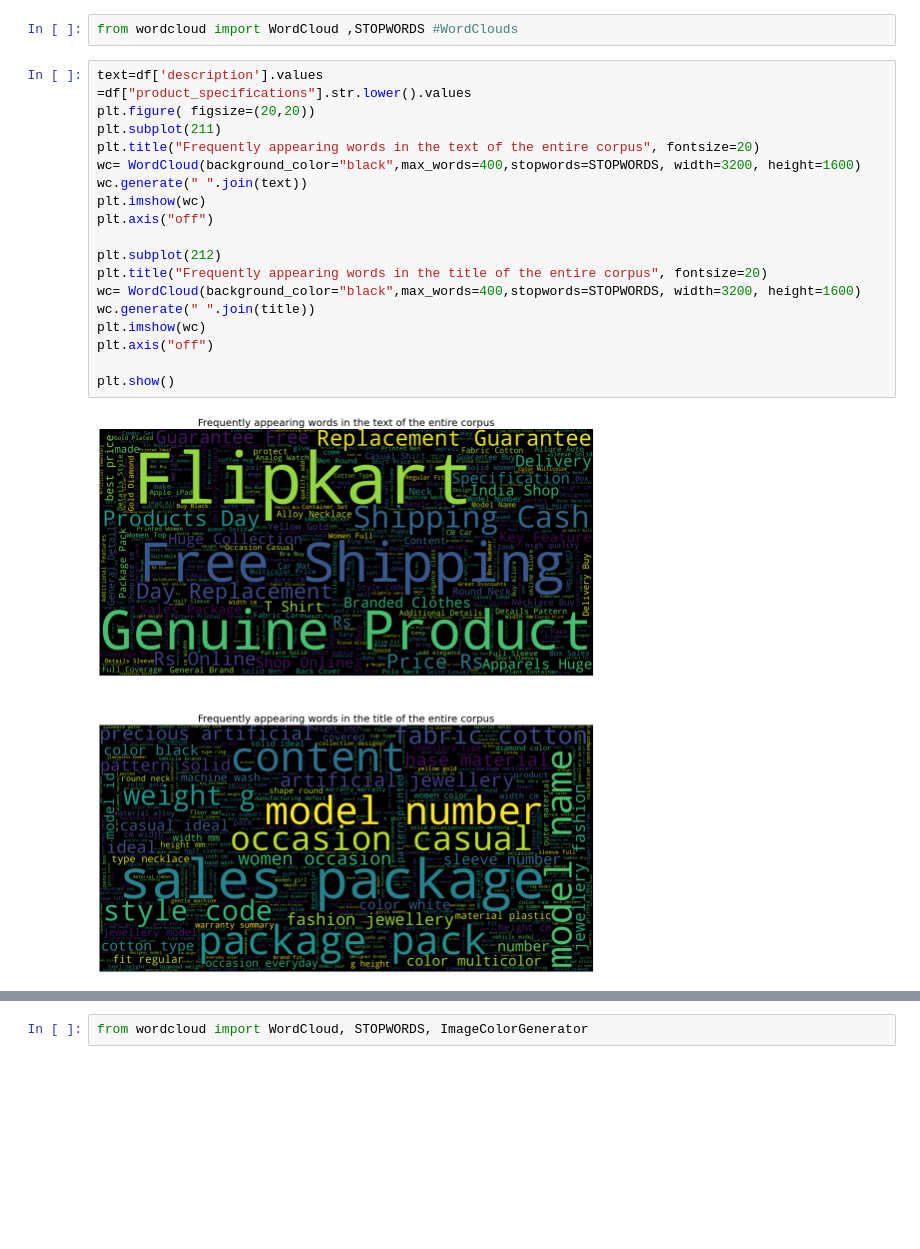
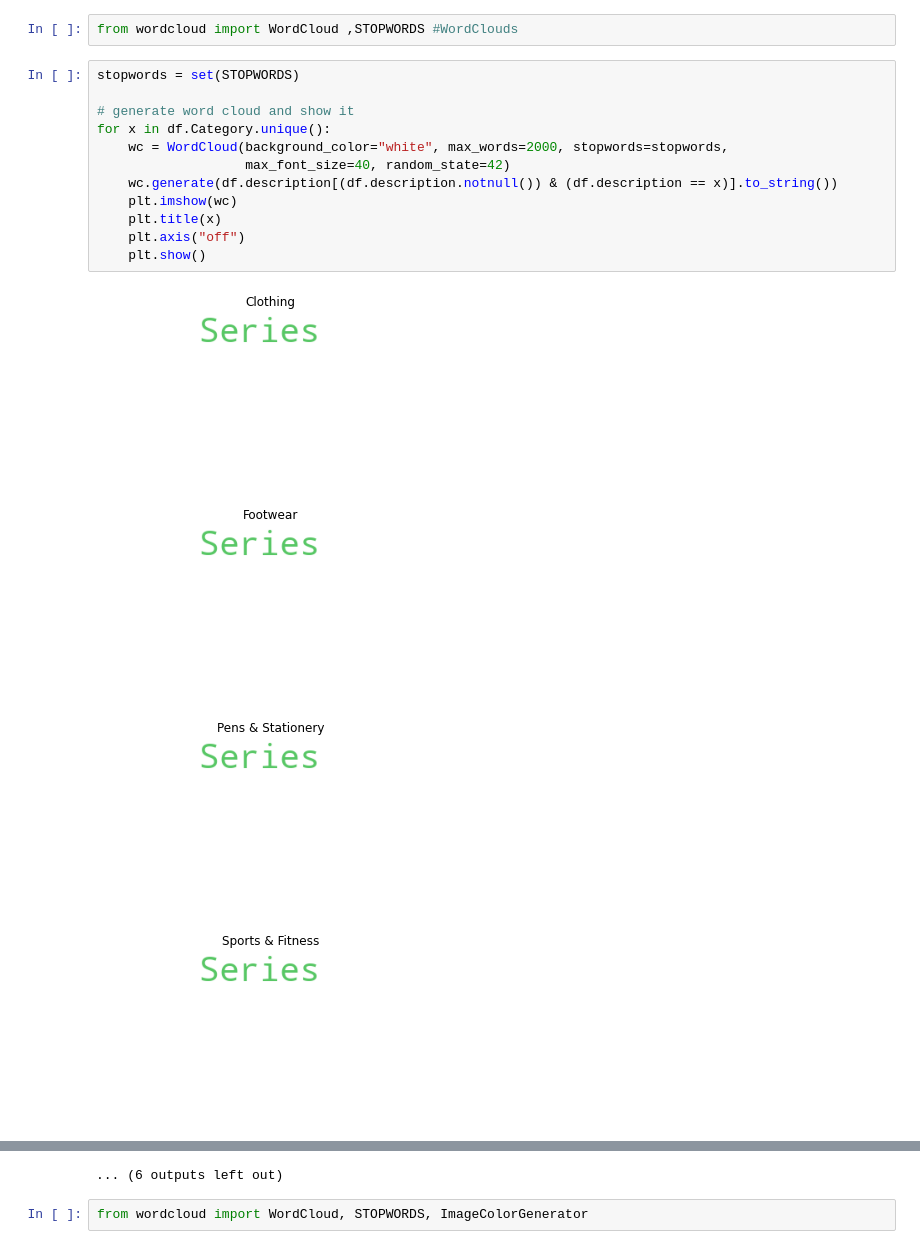
Before and after one commit to YashBhartia00/Flipkart-Categorizer, a Jupyter notebook: EDA.ipynb, the cells around one changed output, grey strips where cells are left out. Drawn from its saved outputs; the diff is of its cells as text; blank space fills up the shorter version.

```diff
--- a/EDA.ipynb
+++ b/EDA.ipynb
@@ -332,23 +326,19 @@ Counter({' ': 1351779, 'e': 678694, 'a': 499276, 'o': 469620, 't': 438413, 'r':
 # %%
 from wordcloud import WordCloud ,STOPWORDS #WordClouds
-# %%
-text=df['description'].values
-=df["product_specifications"].str.lower().values
-plt.figure( figsize=(20,20))
-plt.subplot(211)
-plt.title("Frequently appearing words in the text of the entire corpus", fontsize=20)
-wc= WordCloud(background_color="black",max_words=400,stopwords=STOPWORDS, width=3200, height=1600)
-wc.generate(" ".join(text))
-plt.imshow(wc)
-plt.axis("off")
-
-plt.subplot(212)
-plt.title("Frequently appearing words in the title of the entire corpus", fontsize=20)
-wc= WordCloud(background_color="black",max_words=400,stopwords=STOPWORDS, width=3200, height=1600)
-wc.generate(" ".join(title))
-plt.imshow(wc)
-plt.axis("off")
-
-plt.show()
-# %% [output]
-[figure, removed]
+# %%
+stopwords = set(STOPWORDS)
+
+# generate word cloud and show it
+for x in df.Category.unique():
+    wc = WordCloud(background_color="white", max_words=2000, stopwords=stopwords,
+                   max_font_size=40, random_state=42)
+    wc.generate(df.description[(df.description.notnull()) & (df.description == x)].to_string())
+    plt.imshow(wc)
+    plt.title(x)
+    plt.axis("off")
+    plt.show()
+# %% [output]
+[figure, added]
+[figure, added]
+[figure, added]
+[figure, added]
@@ -355,3 +353,4 @@ plt.show()
+... (6 outputs left out)
 # %%
 from wordcloud import WordCloud, STOPWORDS, ImageColorGenerator
 # %% [output]
```
Also changed, not shown: parts of 3 cells of this notebook, 4 other files.
